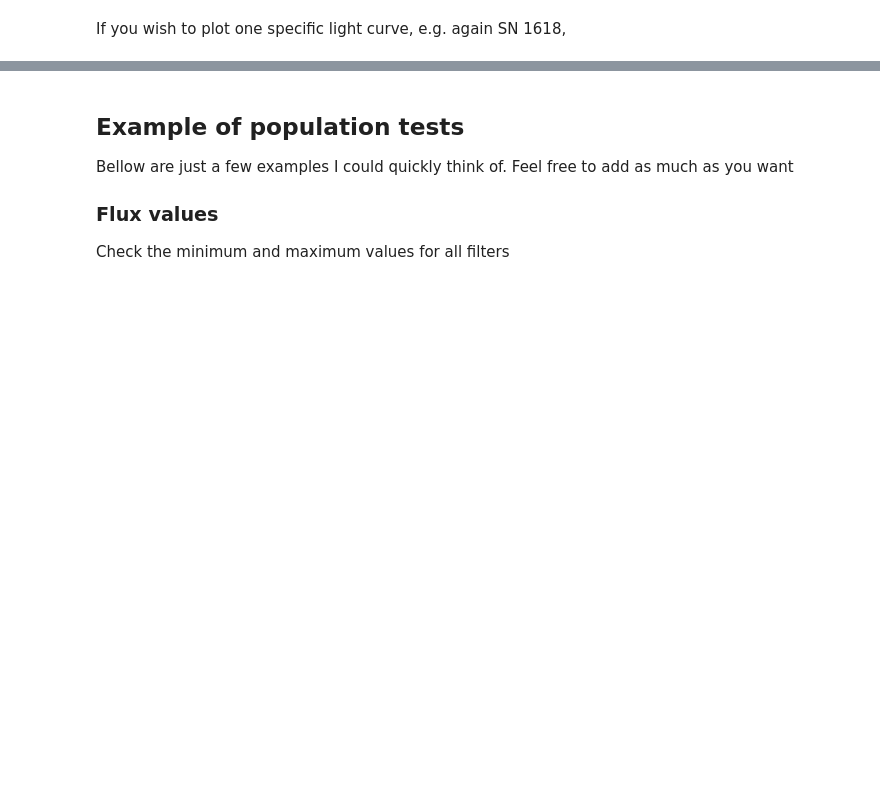
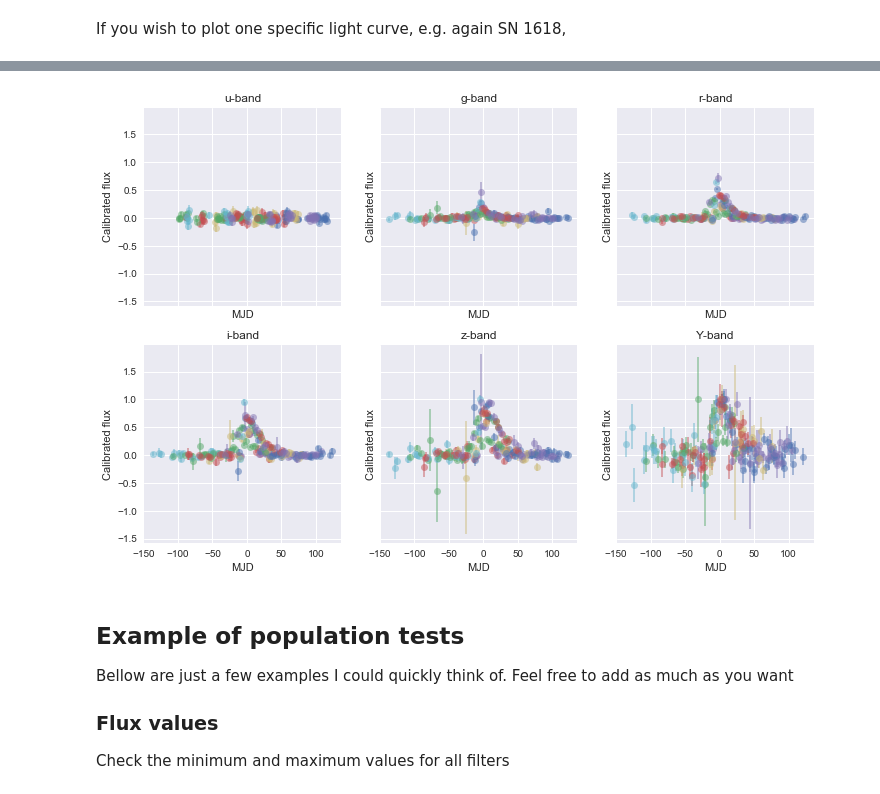
Before and after one commit to emilleishida/PLAsTiCC_Validation, a Jupyter notebook: pkl/MODEL03/PLAsTiCC_validation_MODEL03.ipynb, the cells around one changed output, grey strips where cells are left out. Saved outputs shown, nothing was run; the diff lists cells and outputs as text; code cells hidden in the pictures; blank space fills up the shorter version.

```diff
--- a/pkl/MODEL03/PLAsTiCC_validation_MODEL03.ipynb
+++ b/pkl/MODEL03/PLAsTiCC_validation_MODEL03.ipynb
@@ -240,21 +235,11 @@ z270 = X.z[270]
 neighbors_gen = [i for i in range(y.shape[0]) if abs(X.z[y.index[i]] - z270) <= 0.001] #0.001]
 #print(neighbors_gen)
 
-#fig, axes = plt.subplots(2, 3, sharex=True, sharey=True, figsize=(12, 8))
-#for i in neighbors_gen:
-#    plot_lightcurves(i, X)
+fig, axes = plt.subplots(2, 3, sharex=True, sharey=True, figsize=(12, 8))
+for i in neighbors_gen:
+    plot_lightcurves(i, X)
 
 nplots=20
-
-
-print(len(X)/nplots)
-for j in range(100):
-    fig, axes = plt.subplots(2, 3, sharex=True, sharey=True, figsize=(12, 8))
-    for i in range(j*nplots, (j+1)*nplots):
-        #plot_lightcurves(i, X)
-    #plt.savefig('figs/MODEL03_%s.png'%j)
-    #plt.close()
-
 
 #plot_lightcurves_id(28, X)
 
@@ -264,3 +248,4 @@ IndentationError: expected an indented block (<ipython-input-13-6679a52b8c13>, l
+[figure, added]
 # %% [markdown]
 ## Example of population tests
 
```
Also changed, not shown: parts of 18 cells of this notebook.
